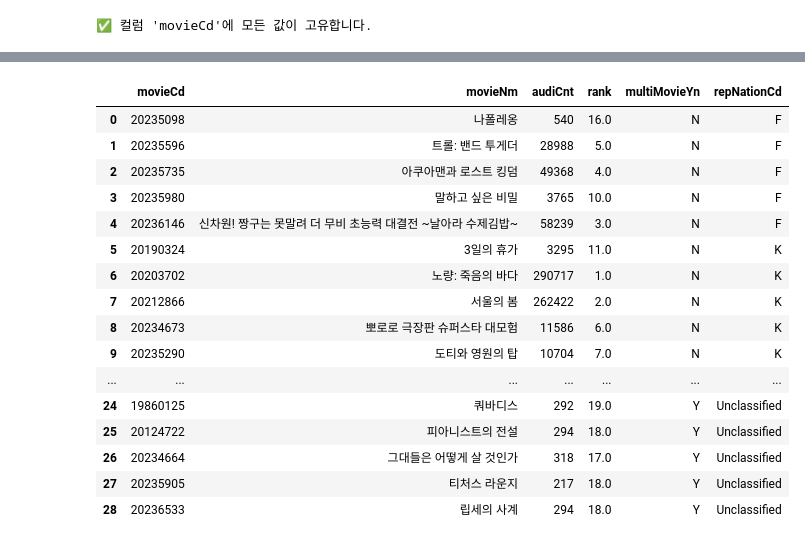
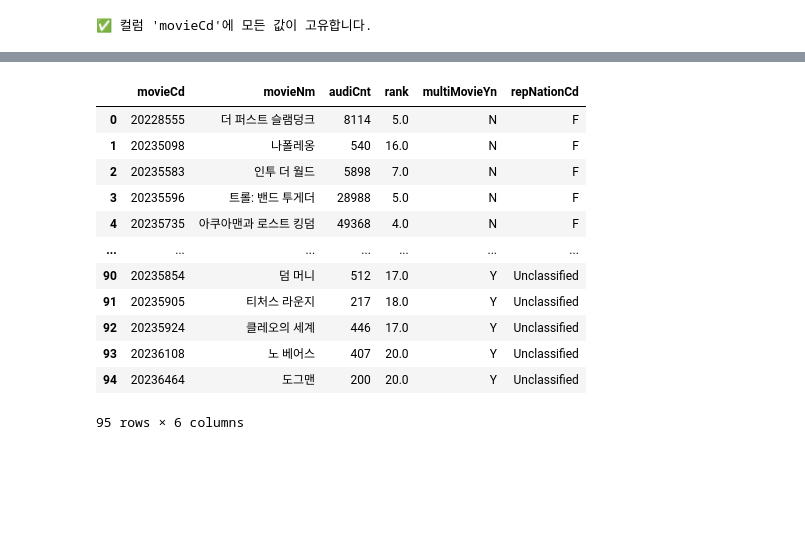
Before and after one commit to Jacob-53/movie, a Jupyter notebook: notes/Untitled.ipynb, the cells around one changed output, grey strips where cells are left out. Drawn from its saved outputs; the diff is of its cells as text; code cells hidden in the pictures; blank space fills up the shorter version.

```diff
--- a/notes/Untitled.ipynb
+++ b/notes/Untitled.ipynb
@@ -291,26 +291,23 @@ df2
 # %%
 import pandas as pd
 import pyarrow.dataset as ds
 
-path3="/home/jacob/data/movie_after/dailyboxoffice/dt=20240102"
+path2 = "/home/jacob/data/movie_after/meta/meta.parquet"
+path3 = "/home/jacob/data/movie_after/dailyboxoffice/dt=20240110"
 dataset = ds.dataset(path3, format="parquet", partitioning="hive")
 df = dataset.to_table().to_pandas()
 df
 # %% [output]
 |  | movieCd | movieNm | audiCnt | rank | multiMovieYn | repNationCd |
-| 0 | 20235098 | 나폴레옹 | 540 | 16.0 | N | F |
-| 1 | 20235596 | 트롤: 밴드 투게더 | 28988 | 5.0 | N | F |
-| 2 | 20235735 | 아쿠아맨과 로스트 킹덤 | 49368 | 4.0 | N | F |
-| 3 | 20235980 | 말하고 싶은 비밀 | 3765 | 10.0 | N | F |
-| 4 | 20236146 | 신차원! 짱구는 못말려 더 무비 초능력 대결전 ~날아라 수제김밥~ | 58239 | 3.0 | N | F |
-| 5 | 20190324 | 3일의 휴가 | 3295 | 11.0 | N | K |
-| 6 | 20203702 | 노량: 죽음의 바다 | 290717 | 1.0 | N | K |
-| 7 | 20212866 | 서울의 봄 | 262422 | 2.0 | N | K |
-| 8 | 20234673 | 뽀로로 극장판 슈퍼스타 대모험 | 11586 | 6.0 | N | K |
-| 9 | 20235290 | 도티와 영원의 탑 | 10704 | 7.0 | N | K |
+| 0 | 20228555 | 더 퍼스트 슬램덩크 | 8114 | 5.0 | N | F |
+| 1 | 20235098 | 나폴레옹 | 540 | 16.0 | N | F |
+| 2 | 20235583 | 인투 더 월드 | 5898 | 7.0 | N | F |
+| 3 | 20235596 | 트롤: 밴드 투게더 | 28988 | 5.0 | N | F |
+| 4 | 20235735 | 아쿠아맨과 로스트 킹덤 | 49368 | 4.0 | N | F |
 | ... | ... | ... | ... | ... | ... | ... |
-| 24 | 19860125 | 쿼바디스 | 292 | 19.0 | Y | Unclassified |
-| 25 | 20124722 | 피아니스트의 전설 | 294 | 18.0 | Y | Unclassified |
-| 26 | 20234664 | 그대들은 어떻게 살 것인가 | 318 | 17.0 | Y | Unclassified |
-| 27 | 20235905 | 티처스 라운지 | 217 | 18.0 | Y | Unclassified |
-| 28 | 20236533 | 립세의 사계 | 294 | 18.0 | Y | Unclassified |
+| 90 | 20235854 | 덤 머니 | 512 | 17.0 | Y | Unclassified |
+| 91 | 20235905 | 티처스 라운지 | 217 | 18.0 | Y | Unclassified |
+| 92 | 20235924 | 클레오의 세계 | 446 | 17.0 | Y | Unclassified |
+| 93 | 20236108 | 노 베어스 | 407 | 20.0 | Y | Unclassified |
+| 94 | 20236464 | 도그맨 | 200 | 20.0 | Y | Unclassified |
+95 rows × 6 columns
```
Also changed, not shown: parts of 1 cell of this notebook.
